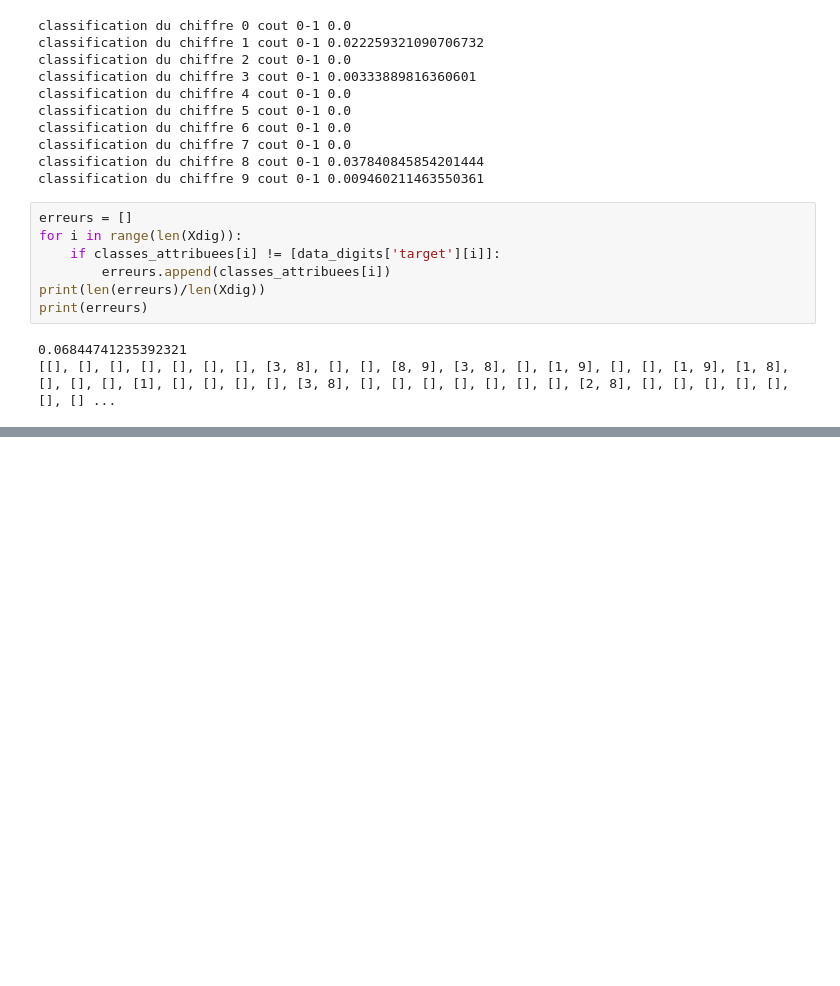
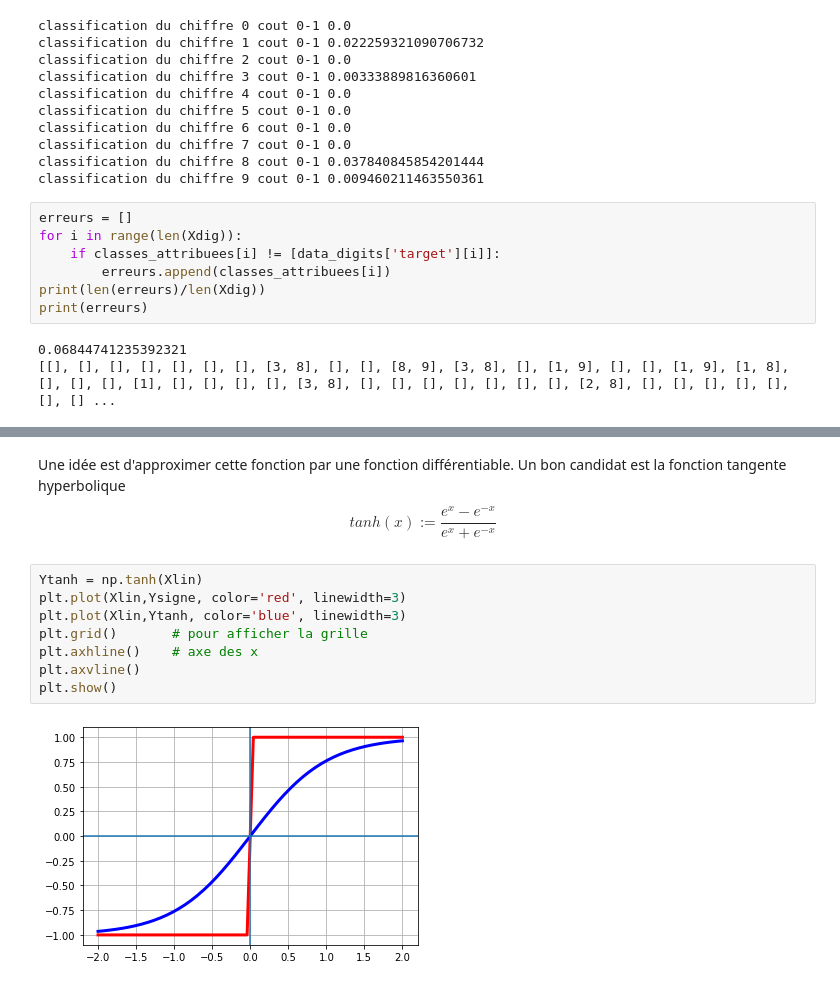
Before and after one commit to DrAlgo/apprentissage_m2_amis, a Jupyter notebook: jupyter/6_perceptron.ipynb, the cells around one changed output, grey strips where cells are left out. Drawn from its saved outputs; the diff is of its cells as text; blank space fills up the shorter version.

```diff
--- a/jupyter/6_perceptron.ipynb
+++ b/jupyter/6_perceptron.ipynb
@@ -713,0 +735,13 @@ print(erreurs)
+# %% [markdown]
+Une idée est d'approximer cette fonction par une fonction différentiable. Un bon candidat est la fonction tangente hyperbolique
+$$tanh(x) := \frac{e^x - e^{-x}}{e^x + e^{-x}}$$
+# %%
+Ytanh = np.tanh(Xlin)
+plt.plot(Xlin,Ysigne, color='red', linewidth=3)
+plt.plot(Xlin,Ytanh, color='blue', linewidth=3)
+plt.grid()       # pour afficher la grille
+plt.axhline()    # axe des x
+plt.axvline()
+plt.show()
+# %% [output]
+[figure, added]
```
Also changed, not shown: parts of 13 cells of this notebook, 1 other file.
